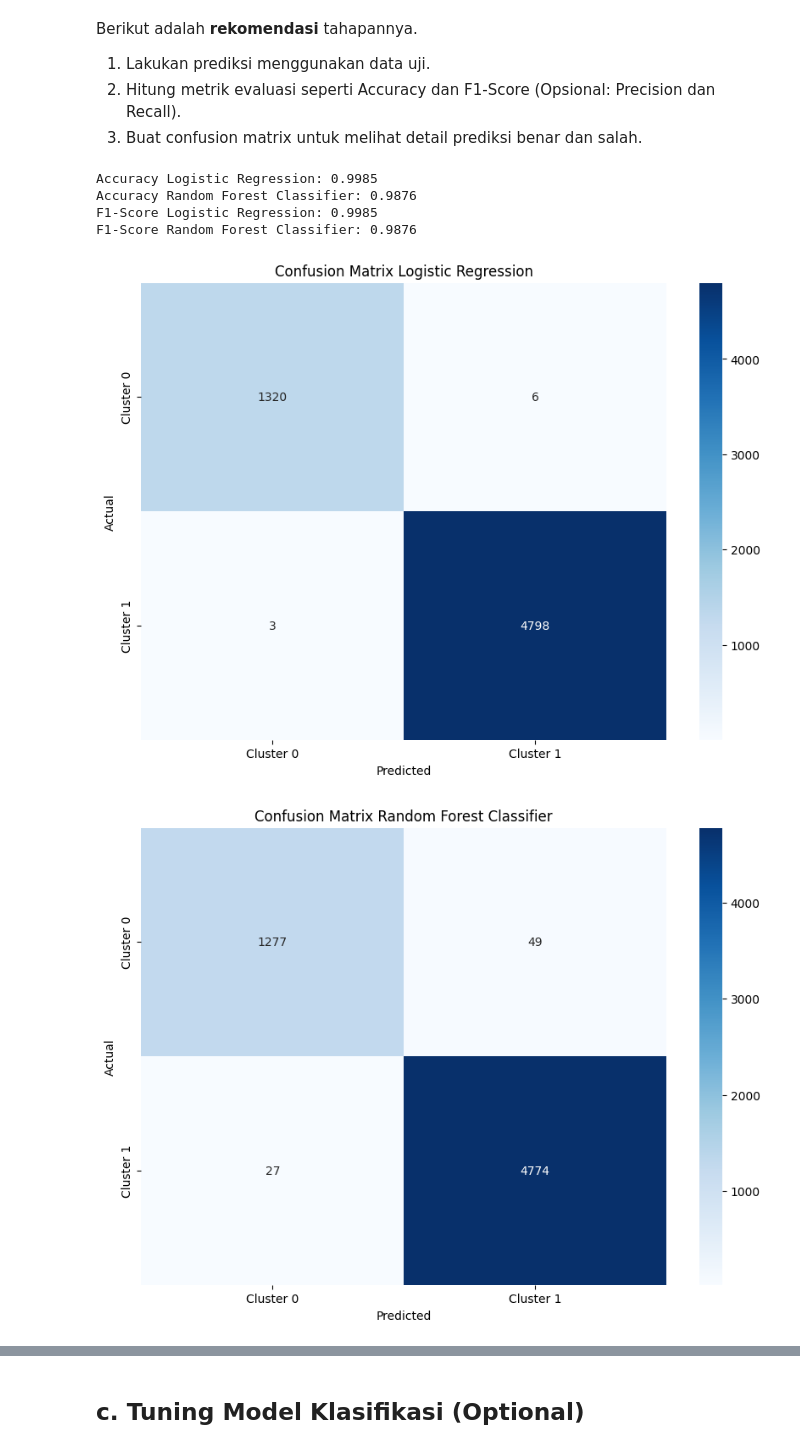
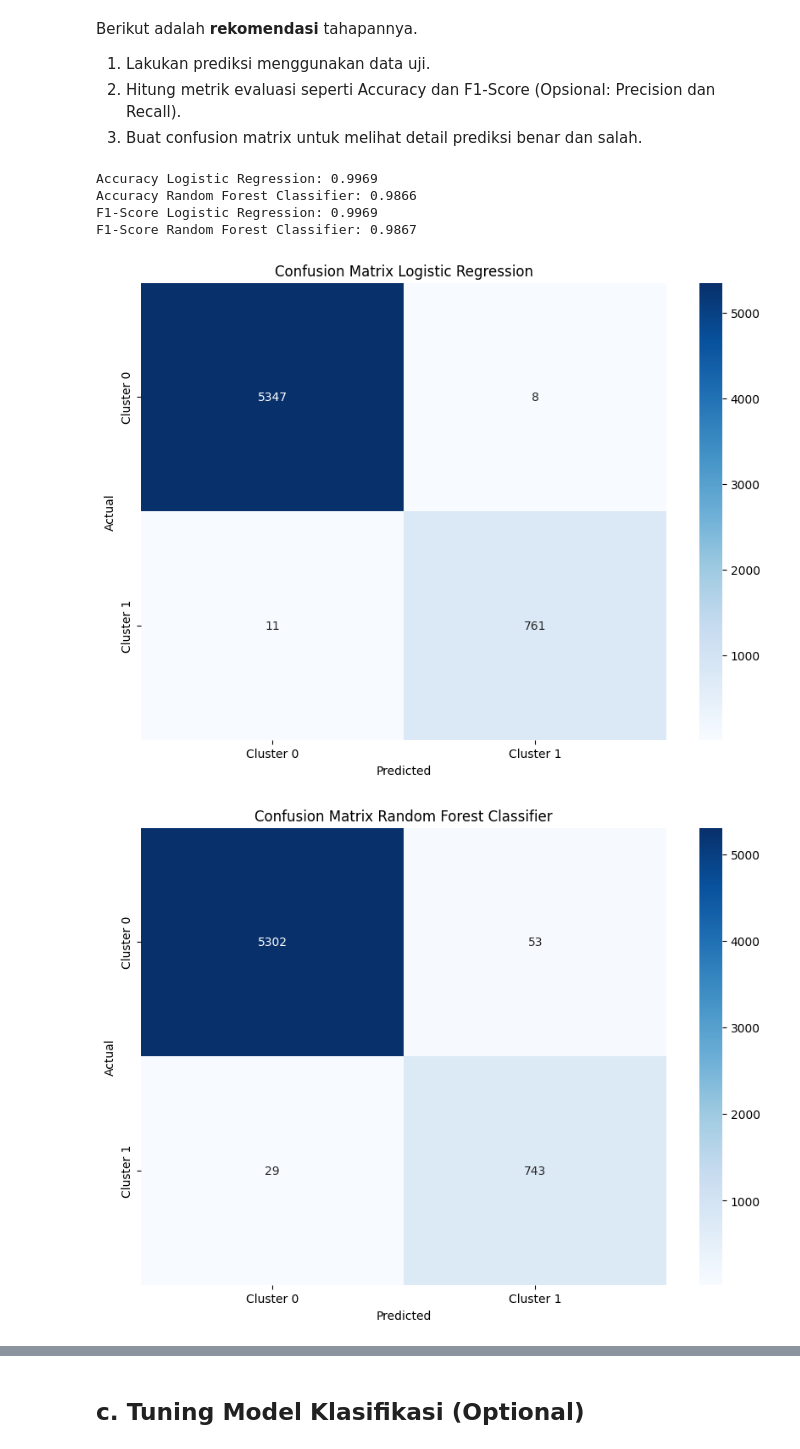
Before and after one commit to rizalgianf/Proyek-ML-Clustering_Klasifikasi, a Jupyter notebook: [Klasifikasi]_Submission_Akhir_BMLP_Rizal.ipynb, the cells around one changed output, grey strips where cells are left out. Drawn from its saved outputs; the diff is of its cells as text; code cells hidden in the pictures.

```diff
--- a/[Klasifikasi]_Submission_Akhir_BMLP_Rizal.ipynb
+++ b/[Klasifikasi]_Submission_Akhir_BMLP_Rizal.ipynb
@@ -15,7 +18,7 @@ from sklearn.preprocessing import LabelEncoder
 # %% [markdown]
 Memuat dataset hasil clustering dari file CSV ke dalam variabel DataFrame.
 # %%
-df = pd.read_csv('clustering_results.csv')
+df = pd.read_csv('cleaned_data_with_clusters.csv')
 label_encoder = LabelEncoder()
 
 df.head()
@@ -35,8 +38,13 @@ Tahap Data Splitting bertujuan untuk memisahkan dataset menjadi dua bagian: data
 X = df.drop(columns=['Cluster'])
 y = df['Cluster']
 
+
+numeric_columns = ['PM2.5', 'PM10', 'SO2', 'NO2', 'CO', 'O3', 'TEMP', 'PRES', 'DEWP', 'RAIN', 'WSPM']
+
 # Membagi data menjadi data latih dan data uji
 X_train, X_test, y_train, y_test = train_test_split(X, y, test_size=0.2, random_state=42)
+noise = np.random.normal(0, 99999, size=(X_train.shape[0], len(numeric_columns)))
+X_train[numeric_columns] += noise
 
 # Menampilkan ukuran data latih dan data uji
 print(f"Ukuran data latih: {X_train.shape}, {y_train.shape}")
@@ -55,11 +63,21 @@ Berikut adalah rekomendasi tahapannya.
 1. Pilih algoritma klasifikasi yang sesuai, seperti Logistic Regression, Decision Tree, Random Forest, atau K-Nearest Neighbors (KNN).
 2. Latih model menggunakan data latih.
 # %%
+# Mengubah tipe data kolom 'wd' dan 'station' menjadi kategori
+X_train['wd'] = X_train['wd'].astype('category').cat.codes
+X_train['station'] = X_train['station'].astype('category').cat.codes
+X_test['wd'] = X_test['wd'].astype('category').cat.codes
+X_test['station'] = X_test['station'].astype('category').cat.codes
+
+# Menyalin data ke variabel baru
+X_train_encoded = X_train.copy()
+X_test_encoded = X_test.copy()
+
 # Logistic Regression
 logreg = LogisticRegression(max_iter=2000, solver='lbfgs', random_state=42)
-logreg.fit(X_train_scaled, y_train)
+logreg.fit(X_train_encoded, y_train)
 
 # Random Forest Classifier
-rf = RandomForestClassifier(random_state=42)
+rf = RandomForestClassifier(n_estimators=1, random_state=42)
 rf.fit(X_train_encoded, y_train)
 # %% [output]
@@ -101,7 +126,7 @@ Berikut adalah **rekomendasi** tahapannya.
 3. Buat confusion matrix untuk melihat detail prediksi benar dan salah.
 # %%
 # Prediksi menggunakan data uji
-y_pred_logreg = logreg.predict(X_test_scaled)
+y_pred_logreg = logreg.predict(X_test_encoded)
 y_pred_rf = rf.predict(X_test_encoded)
 
 # Menghitung metrik evaluasi
@@ -109,36 +134,36 @@ accuracy_logreg = accuracy_score(y_test, y_pred_logreg)
 accuracy_rf = accuracy_score(y_test, y_pred_rf)
 
 f1_logreg = f1_score(y_test, y_pred_logreg, average='weighted')
 f1_rf = f1_score(y_test, y_pred_rf, average='weighted')
 
 # Menampilkan hasil evaluasi
 print(f'Accuracy Logistic Regression: {accuracy_logreg:.4f}')
 print(f'Accuracy Random Forest Classifier: {accuracy_rf:.4f}')
 print(f'F1-Score Logistic Regression: {f1_logreg:.4f}')
 print(f'F1-Score Random Forest Classifier: {f1_rf:.4f}')
 
 # Membuat confusion matrix
 cm_logreg = confusion_matrix(y_test, y_pred_logreg)
 cm_rf = confusion_matrix(y_test, y_pred_rf)
 
 # Menampilkan confusion matrix menggunakan heatmap
 plt.figure(figsize=(10, 7))
 sns.heatmap(cm_logreg, annot=True, fmt='d', cmap='Blues', xticklabels=['Cluster 0', 'Cluster 1'], yticklabels=['Cluster 0', 'Cluster 1'])
 plt.title('Confusion Matrix Logistic Regression')
 plt.xlabel('Predicted')
 plt.ylabel('Actual')
 plt.show()
 
 plt.figure(figsize=(10, 7))
 sns.heatmap(cm_rf, annot=True, fmt='d', cmap='Blues', xticklabels=['Cluster 0', 'Cluster 1'], yticklabels=['Cluster 0', 'Cluster 1'])
 plt.title('Confusion Matrix Random Forest Classifier')
 plt.xlabel('Predicted')
 plt.ylabel('Actual')
 plt.show()
 # %% [output]
-Accuracy Logistic Regression: 0.9985
-Accuracy Random Forest Classifier: 0.9876
-F1-Score Logistic Regression: 0.9985
-F1-Score Random Forest Classifier: 0.9876
+Accuracy Logistic Regression: 0.9969
+Accuracy Random Forest Classifier: 0.9866
+F1-Score Logistic Regression: 0.9969
+F1-Score Random Forest Classifier: 0.9867
-[figure, old version]
+[figure, new version]
-[figure, old version]
+[figure, new version]
```
Also changed, not shown: parts of 6 cells of this notebook, 2 other files.
